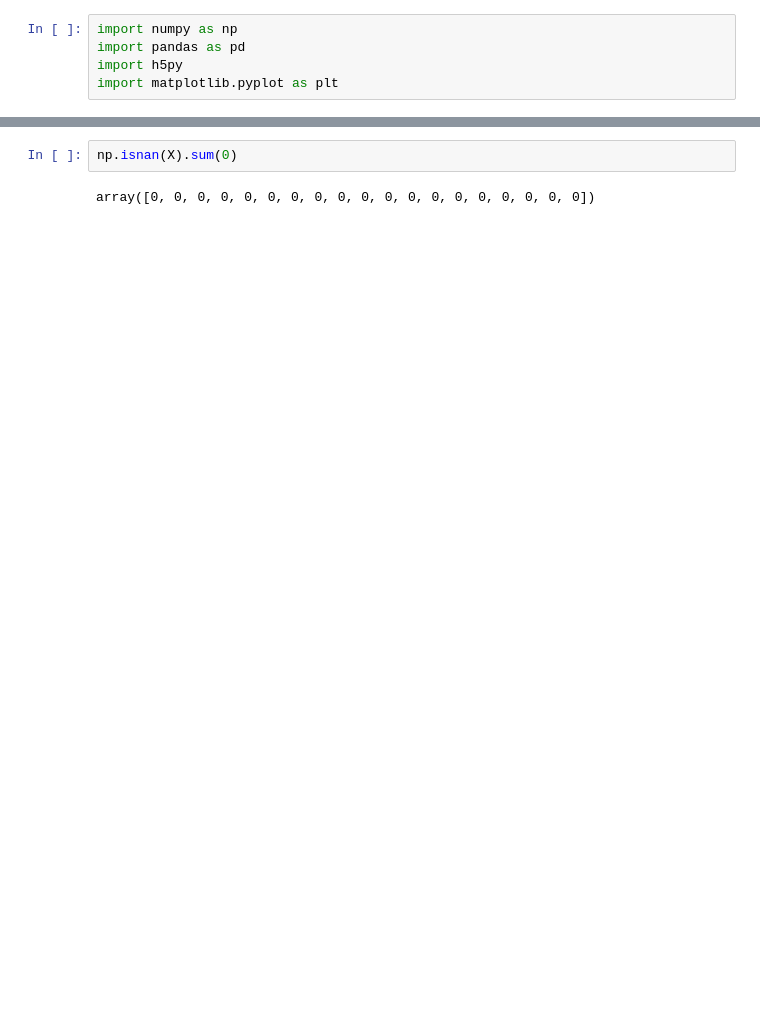
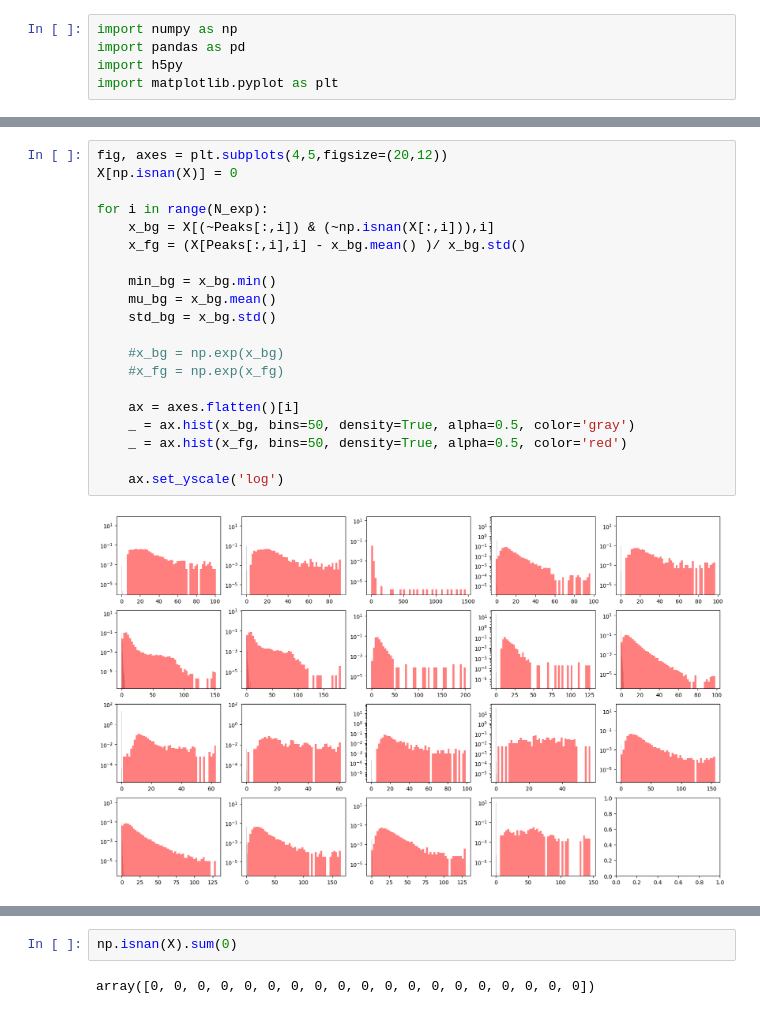
Before and after one commit to naef-lab/ChIP_atlas, a Jupyter notebook: notebooks/Test_get_chip_svd.ipynb, the cells around one changed output, grey strips where cells are left out. Cells and saved outputs as stored; diff of their text form; blank space fills up the shorter version.

```diff
--- a/notebooks/Test_get_chip_svd.ipynb
+++ b/notebooks/Test_get_chip_svd.ipynb
@@ -13,3 +33,25 @@ bin_size = 10
+# %%
+fig, axes = plt.subplots(4,5,figsize=(20,12))
+X[np.isnan(X)] = 0
+
+for i in range(N_exp):
+    x_bg = X[(~Peaks[:,i]) & (~np.isnan(X[:,i])),i]
+    x_fg = (X[Peaks[:,i],i] - x_bg.mean() )/ x_bg.std()
+
+    min_bg = x_bg.min()
+    mu_bg = x_bg.mean()
+    std_bg = x_bg.std()
+
+    #x_bg = np.exp(x_bg)
+    #x_fg = np.exp(x_fg)
+
+    ax = axes.flatten()[i]
+    _ = ax.hist(x_bg, bins=50, density=True, alpha=0.5, color='gray')
+    _ = ax.hist(x_fg, bins=50, density=True, alpha=0.5, color='red')
+
+    ax.set_yscale('log')
+# %% [output]
+[figure, added]
 # %%
 # get chip signal
 with h5py.File(infile_chip,'r') as hf:
```
Also changed, not shown: parts of 6 cells of this notebook.
